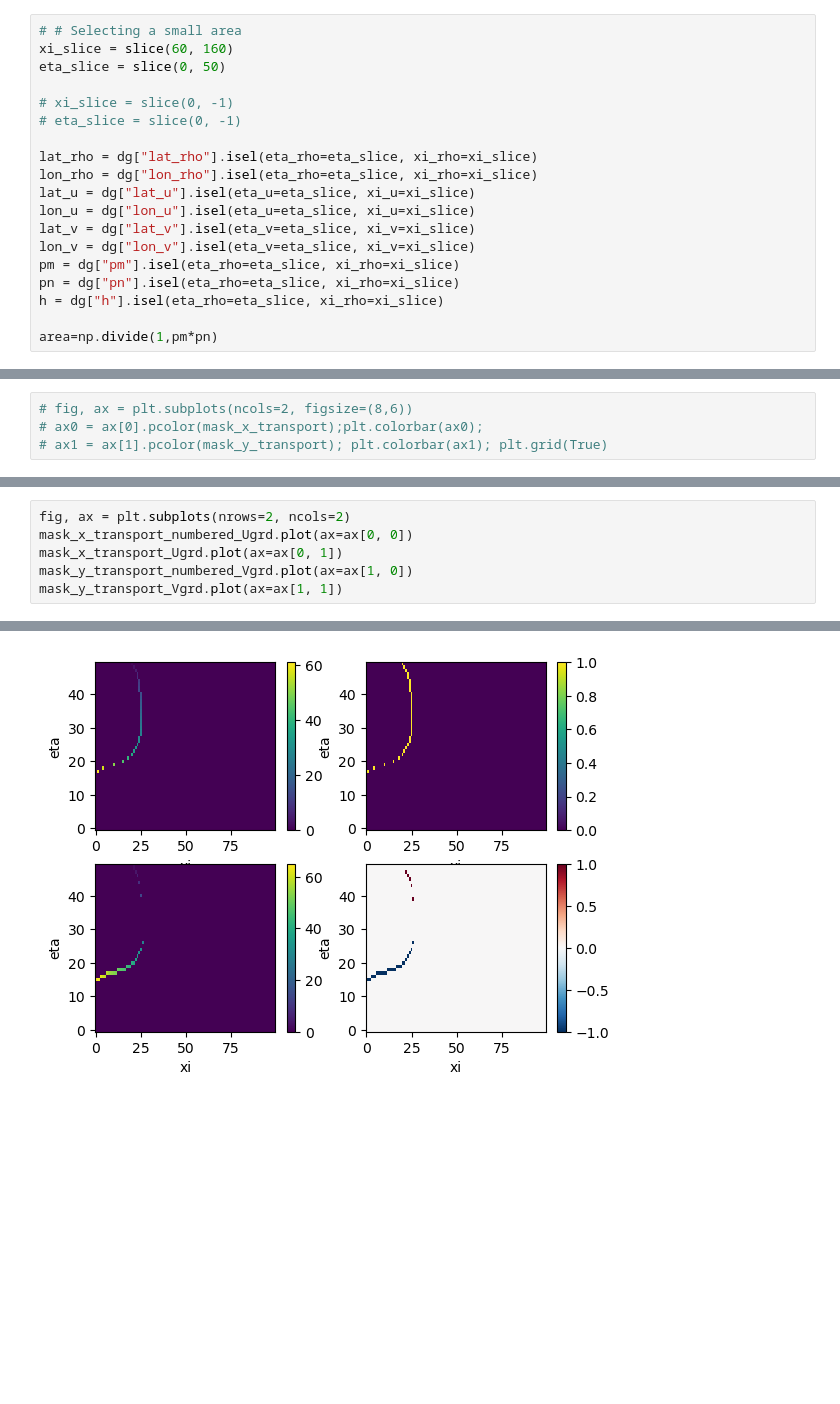
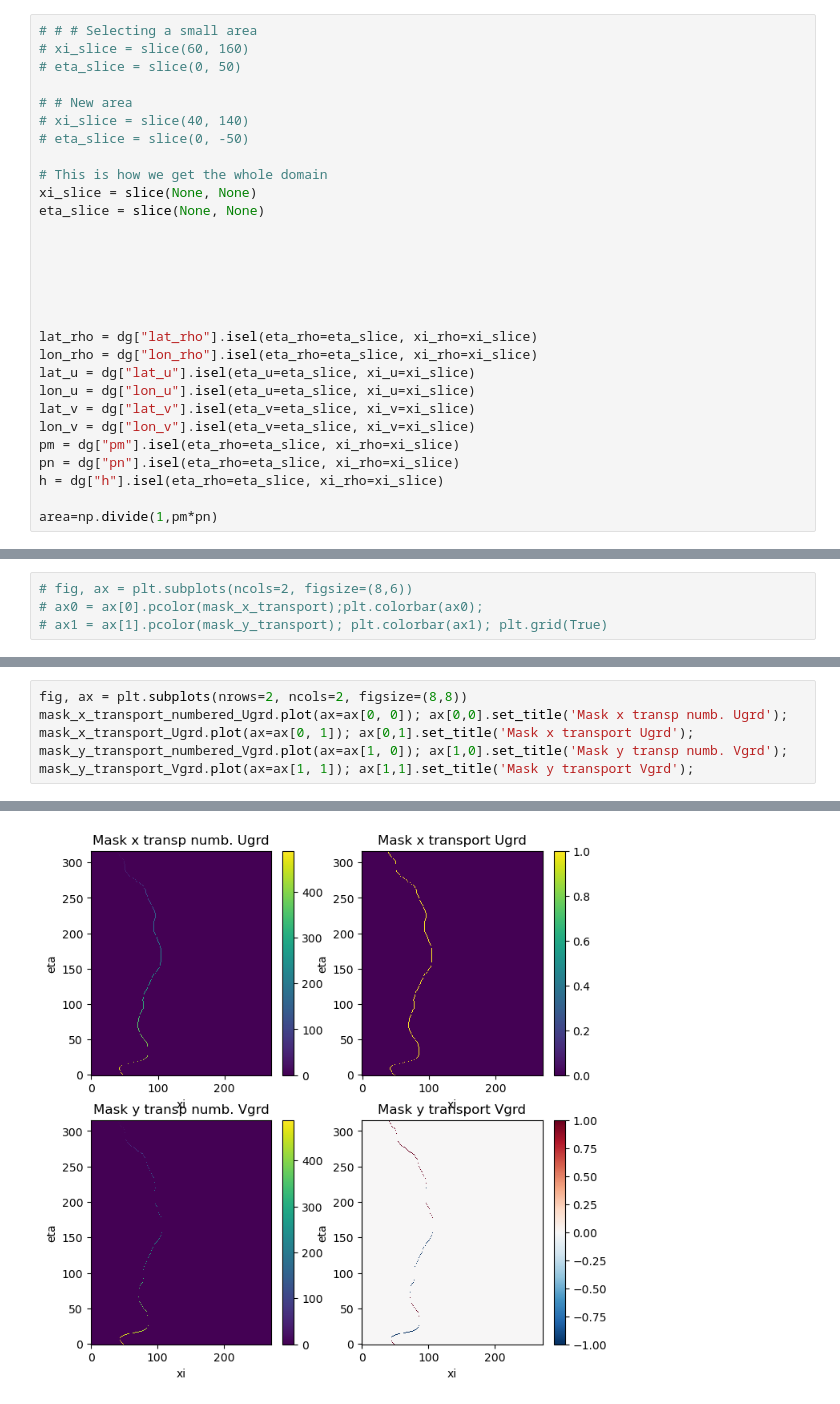
Before and after one commit to fncsobral/waom_notebook, a Jupyter notebook: OHB_shelf/Cross-1500m/testing.ipynb, the cells around one changed output, grey strips where cells are left out. Drawn from its saved outputs; the diff is of its cells as text; blank space fills up the shorter version.

```diff
--- a/OHB_shelf/Cross-1500m/testing.ipynb
+++ b/OHB_shelf/Cross-1500m/testing.ipynb
@@ -24,12 +24,22 @@ Coordinates:
     ana_file:          ROMS/Functionals/ana_btflux.h
     CPP_options:       EAC, ADD_FSOBC, ADD_M2OBC, ANA_BSFLUX, ANA_BTFLUX, ASS...
 # %%
-# # Selecting a small area
-xi_slice = slice(60, 160)
-eta_slice = slice(0, 50)
+# # # Selecting a small area
+# xi_slice = slice(60, 160)
+# eta_slice = slice(0, 50)
 
-# xi_slice = slice(0, -1)
-# eta_slice = slice(0, -1)
+# # New area
+# xi_slice = slice(40, 140)
+# eta_slice = slice(0, -50)
+
+# This is how we get the whole domain
+xi_slice = slice(None, None)
+eta_slice = slice(None, None)
+
+
+
+
+
 
 lat_rho = dg["lat_rho"].isel(eta_rho=eta_slice, xi_rho=xi_slice)
 lon_rho = dg["lon_rho"].isel(eta_rho=eta_slice, xi_rho=xi_slice)
@@ -725,9 +788,9 @@ mask_y_transport_Vgrd = mask_y_transport_Vgrd.rename({'eta_v': 'eta','xi_v': 'xi
 mask_x_transport_numbered_Ugrd = mask_x_transport_numbered_Ugrd.rename({'eta_u': 'eta','xi_u': 'xi'})
 mask_y_transport_numbered_Vgrd = mask_y_transport_numbered_Vgrd.rename({'eta_v': 'eta','xi_v': 'xi'})
 # %%
-fig, ax = plt.subplots(nrows=2, ncols=2)
-mask_x_transport_numbered_Ugrd.plot(ax=ax[0, 0])
-mask_x_transport_Ugrd.plot(ax=ax[0, 1])
-mask_y_transport_numbered_Vgrd.plot(ax=ax[1, 0])
-mask_y_transport_Vgrd.plot(ax=ax[1, 1])
+fig, ax = plt.subplots(nrows=2, ncols=2, figsize=(8,8))
+mask_x_transport_numbered_Ugrd.plot(ax=ax[0, 0]); ax[0,0].set_title('Mask x transp numb. Ugrd');
+mask_x_transport_Ugrd.plot(ax=ax[0, 1]); ax[0,1].set_title('Mask x transport Ugrd');
+mask_y_transport_numbered_Vgrd.plot(ax=ax[1, 0]); ax[1,0].set_title('Mask y transp numb. Vgrd');
+mask_y_transport_Vgrd.plot(ax=ax[1, 1]); ax[1,1].set_title('Mask y transport Vgrd');
 # %% [output]
@@ -735,3 +797,3 @@ mask_y_transport_Vgrd.plot(ax=ax[1, 1])
-[figure, old version]
+[figure, new version]
 # %%
 # Create the contour order data-array. Note that in this procedure the x-grid counts have x-grid
```
Also changed, not shown: parts of 41 cells of this notebook.
